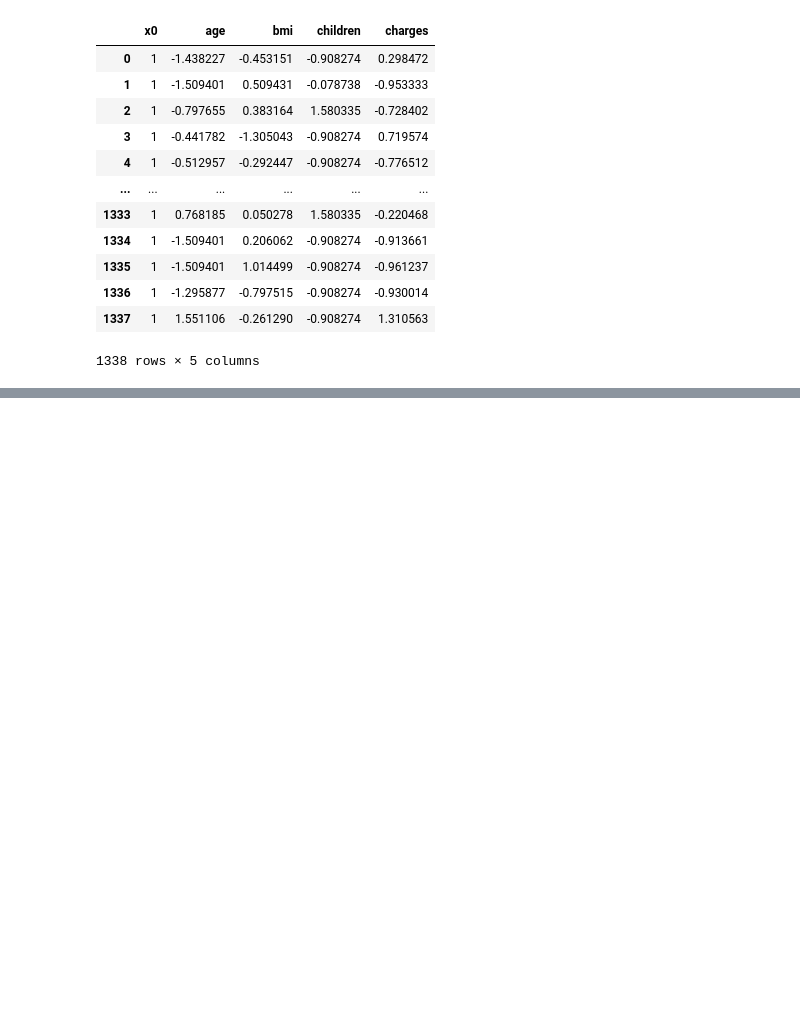
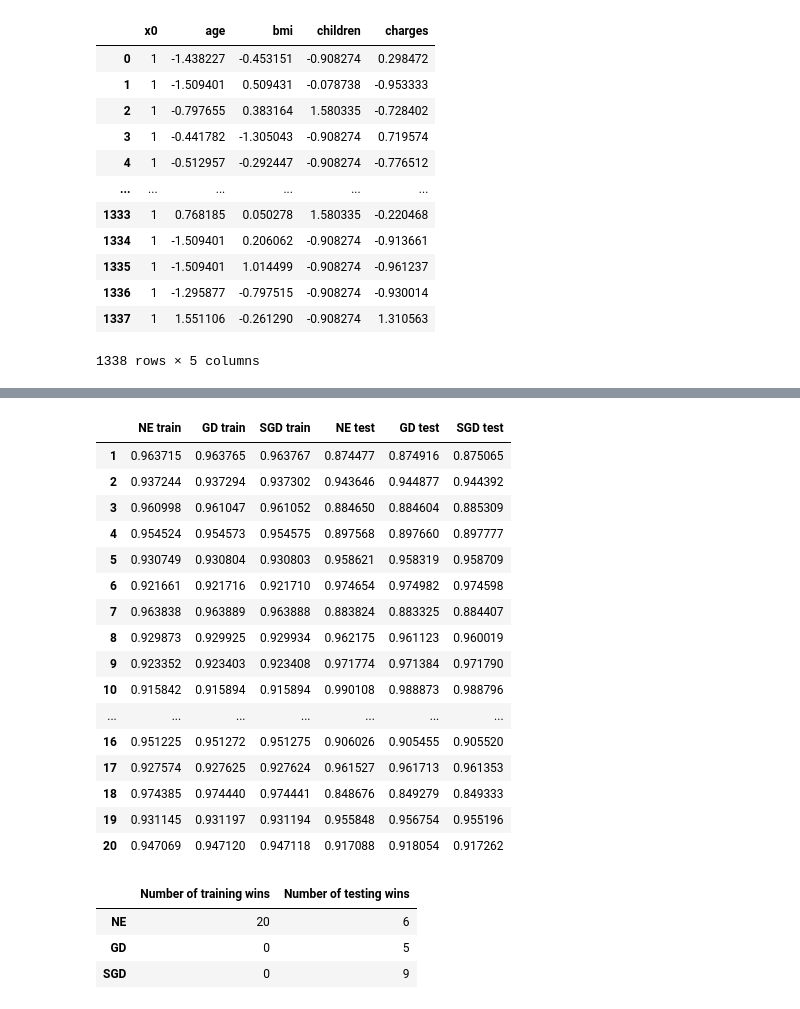
Before and after one commit to hasnainzeenwala/fodsassn, a Jupyter notebook: A2Code.ipynb, the cells around one changed output, grey strips where cells are left out. Saved outputs shown, nothing was run; the diff lists cells and outputs as text; code cells hidden in the pictures; blank space fills up the shorter version.

```diff
--- a/A2Code.ipynb
+++ b/A2Code.ipynb
@@ -230,0 +312,65 @@ plt.plot(rmse_train_stoch_grad)
+# %%
+#Creating data frame to highlight min rmse across the models
+min_rmse_train_table_gd=[None]*20
+min_rmse_test_table_gd=[None]*20
+min_rmse_train_table_sgd=[None]*20
+min_rmse_test_table_sgd=[None]*20
+for x in range(20):
+    min_rmse_train_table_gd[x]=past_rmse_train_grad_desc[x][len(past_rmse_train_grad_desc[x])-1]
+    min_rmse_test_table_gd[x]=past_rmse_test_grad_desc[x][len(past_rmse_test_grad_desc[x])-1]
+    min_rmse_train_table_sgd[x]=past_rmse_train_sgd[x][len(past_rmse_train_sgd[x])-1]
+    min_rmse_test_table_sgd[x]=past_rmse_test_sgd[x][len(past_rmse_test_sgd[x])-1]
+
+df = pd.DataFrame(list(zip(training_err_norm , min_rmse_train_table_gd, min_rmse_train_table_sgd, testing_err_norm ,  min_rmse_test_table_gd, min_rmse_test_table_sgd)),
+     index =['1', '2', '3', '4','5','6','7','8','9','10','11','12','13','14','15','16','17','18','19','20'], columns =['NE train', 'GD train' , 'SGD train' , 'NE test', 'GD test' , 'SGD test'])
+df
+# %% [output]
+|  | NE train | GD train | SGD train | NE test | GD test | SGD test |
+| 1 | 0.963715 | 0.963765 | 0.963767 | 0.874477 | 0.874916 | 0.875065 |
+| 2 | 0.937244 | 0.937294 | 0.937302 | 0.943646 | 0.944877 | 0.944392 |
+| 3 | 0.960998 | 0.961047 | 0.961052 | 0.884650 | 0.884604 | 0.885309 |
+| 4 | 0.954524 | 0.954573 | 0.954575 | 0.897568 | 0.897660 | 0.897777 |
+| 5 | 0.930749 | 0.930804 | 0.930803 | 0.958621 | 0.958319 | 0.958709 |
+| 6 | 0.921661 | 0.921716 | 0.921710 | 0.974654 | 0.974982 | 0.974598 |
+| 7 | 0.963838 | 0.963889 | 0.963888 | 0.883824 | 0.883325 | 0.884407 |
+| 8 | 0.929873 | 0.929925 | 0.929934 | 0.962175 | 0.961123 | 0.960019 |
+| 9 | 0.923352 | 0.923403 | 0.923408 | 0.971774 | 0.971384 | 0.971790 |
+| 10 | 0.915842 | 0.915894 | 0.915894 | 0.990108 | 0.988873 | 0.988796 |
+| ... | ... | ... | ... | ... | ... | ... |
+| 16 | 0.951225 | 0.951272 | 0.951275 | 0.906026 | 0.905455 | 0.905520 |
+| 17 | 0.927574 | 0.927625 | 0.927624 | 0.961527 | 0.961713 | 0.961353 |
+| 18 | 0.974385 | 0.974440 | 0.974441 | 0.848676 | 0.849279 | 0.849333 |
+| 19 | 0.931145 | 0.931197 | 0.931194 | 0.955848 | 0.956754 | 0.955196 |
+| 20 | 0.947069 | 0.947120 | 0.947118 | 0.917088 | 0.918054 | 0.917262 |
+# %%
+#Trying to figure out the best algorithm
+wins_NE_train=0
+wins_GD_train=0
+wins_SGD_train=0
+wins_NE_test=0
+wins_GD_test=0
+wins_SGD_test=0
+for x in range(20):
+    if(training_err_norm[x]<min(min_rmse_train_table_gd[x],min_rmse_train_table_sgd[x])):
+        wins_NE_train+=1
+    elif(min_rmse_train_table_gd[x]<min(training_err_norm[x],min_rmse_train_table_sgd[x])):
+        wins_GD_train+=1
+    else:
+        wins_SGD_train+=1
+
+    if(testing_err_norm[x]<min(min_rmse_test_table_gd[x],min_rmse_test_table_sgd[x])):
+        wins_NE_test+=1
+
+    elif(min_rmse_test_table_gd[x]<min(testing_err_norm[x],min_rmse_test_table_sgd[x])):
+        wins_GD_test+=1
+    else:
+        wins_SGD_test+=1
+
+wins = {'Number of training wins':[wins_NE_train, wins_GD_train, wins_SGD_train], 'Number of testing wins':[wins_NE_test, wins_GD_test, wins_SGD_test]}
+df = pd.DataFrame(wins,index=['NE','GD','SGD'])
+df
+# %% [output]
+|  | Number of training wins | Number of testing wins |
+| NE | 20 | 6 |
+| GD | 0 | 5 |
+| SGD | 0 | 9 |
```
Also changed, not shown: parts of 9 cells of this notebook.
